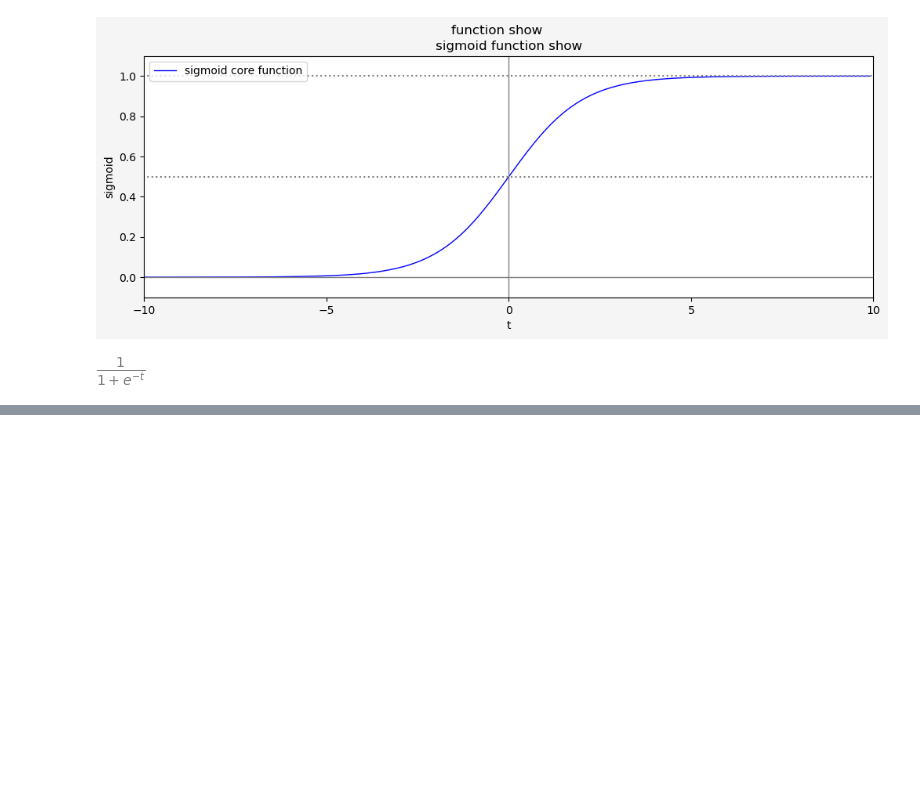
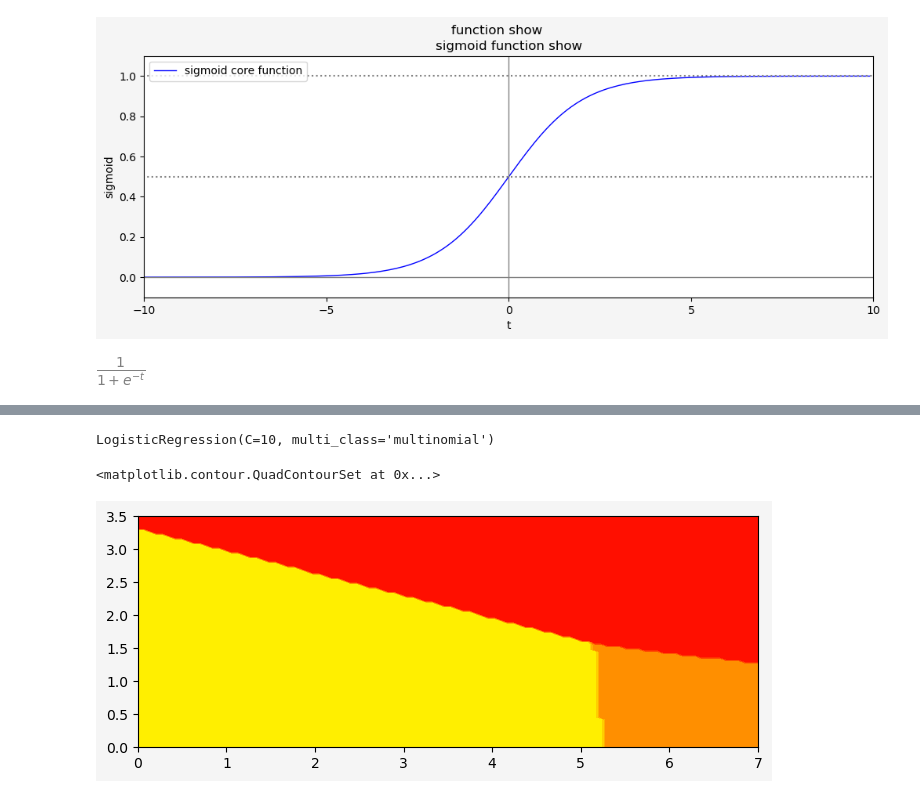
Before and after one commit to ChauserMondieu/machine_learning, a Jupyter notebook: chapters/training_model.ipynb, the cells around one changed output, grey strips where cells are left out. Saved outputs shown, nothing was run; the diff lists cells and outputs as text; code cells hidden in the pictures; blank space fills up the shorter version.

```diff
--- a/chapters/training_model.ipynb
+++ b/chapters/training_model.ipynb
@@ -605,0 +596,30 @@ array([0, 0, 0, 0, 0, 0, 0, 0, 0, 0, 0, 0, 0, 0, 0, 0, 0, 0, 0, 0, 0, 0,
+# %%
+from sklearn.datasets import load_iris
+from sklearn.linear_model import LogisticRegression
+
+# select 2 different features: petal length, petal width
+X_sft = raw_iris["data"][:,(2,3)]
+# 3 classes, and will be transferred into one-hot form
+y_sft = raw_iris["target"]
+
+softmax_reg = LogisticRegression(multi_class='multinomial',solver="lbfgs", C=10)
+softmax_reg.fit(X_sft,y_sft)
+# %% [output]
+LogisticRegression(C=10, multi_class='multinomial')
+# %%
+xx_sft = np.linspace(0,7,100)
+yy_sft = np.linspace(0,3.5,100)
+
+xx, yy = np.meshgrid(xx_sft, yy_sft)
+zz = np.zeros_like(xx)
+for x_idx in range(len(xx_sft)):
+    for y_idx in range(len(yy_sft)):
+        zz[x_idx, y_idx] = softmax_reg.predict([[ yy_sft[y_idx],xx_sft[x_idx]]])
+
+fig,ax = plt.subplots(1,1,facecolor='whitesmoke',edgecolor='grey',
+              figsize=(8,3))
+#ax.scatter()
+ax.contourf(xx,yy,zz,cmap=plt.cm.autumn_r)
+# %% [output]
+<matplotlib.contour.QuadContourSet at 0x...>
+[figure, added]
```
Also changed, not shown: parts of 27 cells of this notebook.
